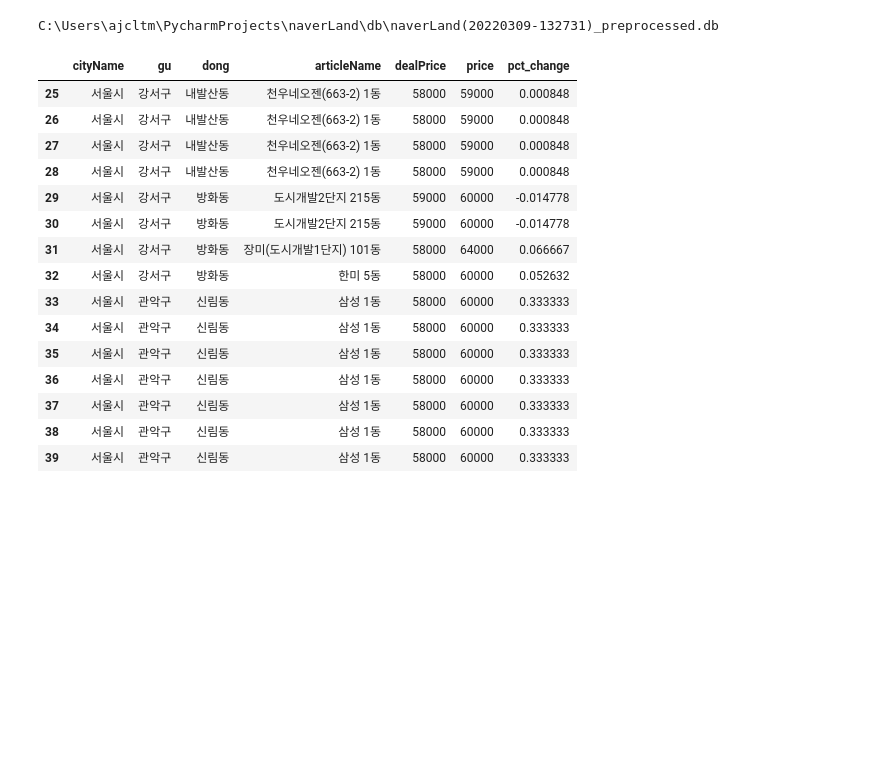
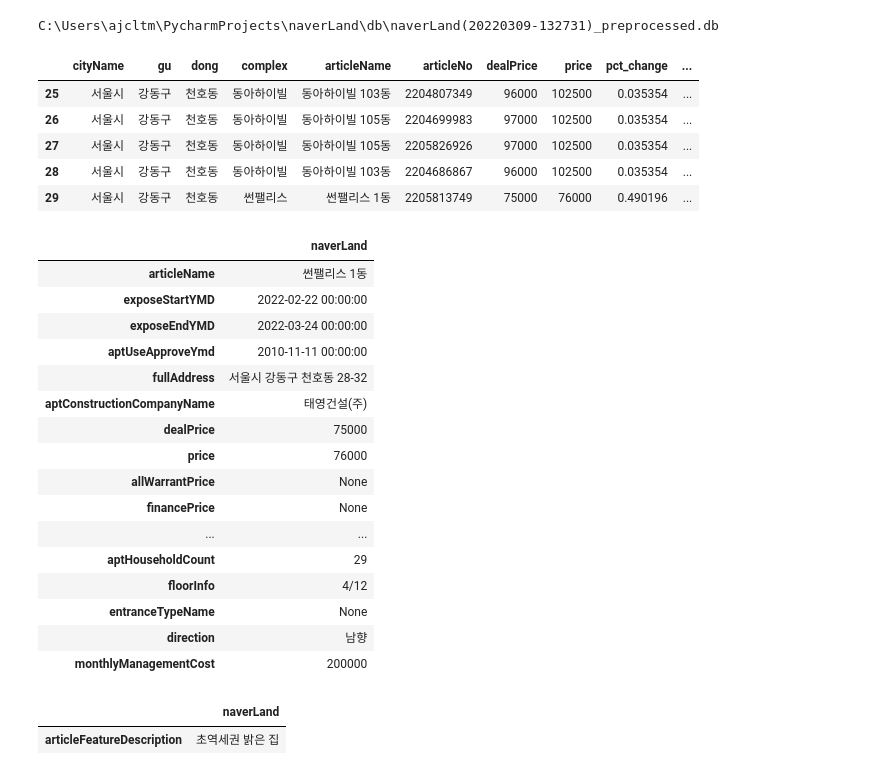
Before and after one commit to ajcltm/naverLand, a Jupyter notebook: library/notebook.ipynb, the cells around one changed output. Saved outputs shown, nothing was run; the diff lists cells and outputs as text; code cells hidden in the pictures; blank space fills up the shorter version.

```diff
--- a/library/notebook.ipynb
+++ b/library/notebook.ipynb
@@ -8,22 +8,12 @@ nl = NaverLand(db_path)
 # %% [output]
 C:\Users\ajcltm\PycharmProjects\naverLand\db\naverLand(20220309-132731)_preprocessed.db
 # %%
-nl.query_info(where = 'where dealPrice<price and dealPrice<60000 and dealPrice>55000')
-nl.queryInfo[['cityName', 'gu', 'dong', 'articleName', 'dealPrice', 'price', 'pct_change']][25:40]
+nl.query_info(where = 'where dealPrice<price and dealPrice<100000 and dealPrice>70000')
+nl.queryInfo[25:30]
 # %% [output]
-|  | cityName | gu | dong | articleName | dealPrice | price | pct_change |
-| 25 | 서울시 | 강서구 | 내발산동 | 천우네오젠(663-2) 1동 | 58000 | 59000 | 0.000848 |
-| 26 | 서울시 | 강서구 | 내발산동 | 천우네오젠(663-2) 1동 | 58000 | 59000 | 0.000848 |
-| 27 | 서울시 | 강서구 | 내발산동 | 천우네오젠(663-2) 1동 | 58000 | 59000 | 0.000848 |
-| 28 | 서울시 | 강서구 | 내발산동 | 천우네오젠(663-2) 1동 | 58000 | 59000 | 0.000848 |
-| 29 | 서울시 | 강서구 | 방화동 | 도시개발2단지 215동 | 59000 | 60000 | -0.014778 |
-| 30 | 서울시 | 강서구 | 방화동 | 도시개발2단지 215동 | 59000 | 60000 | -0.014778 |
-| 31 | 서울시 | 강서구 | 방화동 | 장미(도시개발1단지) 101동 | 58000 | 64000 | 0.066667 |
-| 32 | 서울시 | 강서구 | 방화동 | 한미 5동 | 58000 | 60000 | 0.052632 |
-| 33 | 서울시 | 관악구 | 신림동 | 삼성 1동 | 58000 | 60000 | 0.333333 |
-| 34 | 서울시 | 관악구 | 신림동 | 삼성 1동 | 58000 | 60000 | 0.333333 |
-| 35 | 서울시 | 관악구 | 신림동 | 삼성 1동 | 58000 | 60000 | 0.333333 |
-| 36 | 서울시 | 관악구 | 신림동 | 삼성 1동 | 58000 | 60000 | 0.333333 |
-| 37 | 서울시 | 관악구 | 신림동 | 삼성 1동 | 58000 | 60000 | 0.333333 |
-| 38 | 서울시 | 관악구 | 신림동 | 삼성 1동 | 58000 | 60000 | 0.333333 |
-| 39 | 서울시 | 관악구 | 신림동 | 삼성 1동 | 58000 | 60000 | 0.333333 |
+|  | cityName | gu | dong | complex | articleName | articleNo | dealPrice | price | pct_change | ... |
+| 25 | 서울시 | 강동구 | 천호동 | 동아하이빌 | 동아하이빌 103동 | 2204807349 | 96000 | 102500 | 0.035354 | ... |
+| 26 | 서울시 | 강동구 | 천호동 | 동아하이빌 | 동아하이빌 105동 | 2204699983 | 97000 | 102500 | 0.035354 | ... |
+| 27 | 서울시 | 강동구 | 천호동 | 동아하이빌 | 동아하이빌 105동 | 2205826926 | 97000 | 102500 | 0.035354 | ... |
+| 28 | 서울시 | 강동구 | 천호동 | 동아하이빌 | 동아하이빌 103동 | 2204686867 | 96000 | 102500 | 0.035354 | ... |
+| 29 | 서울시 | 강동구 | 천호동 | 썬팰리스 | 썬팰리스 1동 | 2205813749 | 75000 | 76000 | 0.490196 | ... |
@@ -29,0 +22,25 @@ nl.queryInfo[['cityName', 'gu', 'dong', 'articleName', 'dealPrice', 'price', 'pc
+# %%
+nl.mainInfo
+# %% [output]
+|  | naverLand |
+| articleName | 썬팰리스 1동 |
+| exposeStartYMD | 2022-02-22 00:00:00 |
+| exposeEndYMD | 2022-03-24 00:00:00 |
+| aptUseApproveYmd | 2010-11-11 00:00:00 |
+| fullAddress | 서울시 강동구 천호동 28-32 |
+| aptConstructionCompanyName | 태영건설(주) |
+| dealPrice | 75000 |
+| price | 76000 |
+| allWarrantPrice | None |
+| financePrice | None |
+| ... | ... |
+| aptHouseholdCount | 29 |
+| floorInfo | 4/12 |
+| entranceTypeName | None |
+| direction | 남향 |
+| monthlyManagementCost | 200000 |
+# %%
+nl.detailInfo
+# %% [output]
+|  | naverLand |
+| articleFeatureDescription | 초역세권 밝은 집 |
```
Also changed, not shown: parts of 3 cells of this notebook, 4 other files.
